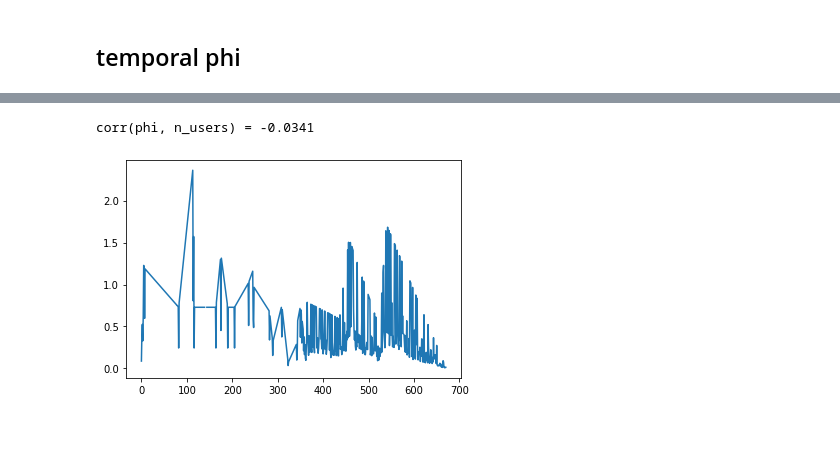
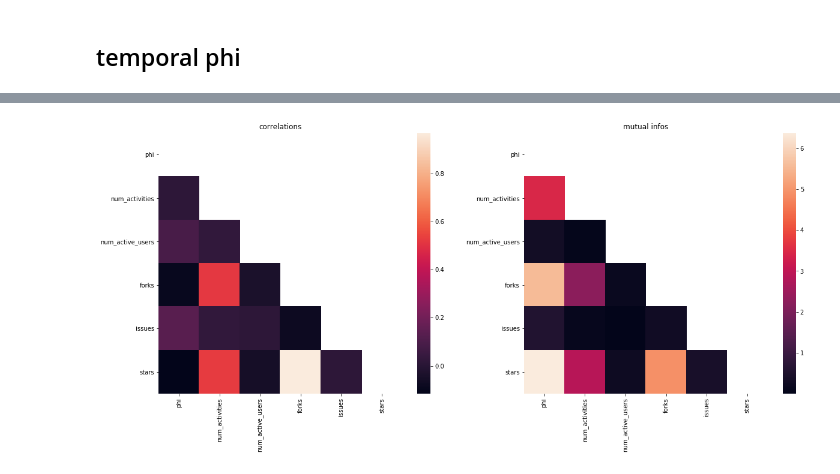
Before and after one commit to s-omranpour/Social-Phi, a Jupyter notebook: examples/main.ipynb, the cells around one changed output, grey strips where cells are left out. Saved outputs shown, nothing was run; the diff lists cells and outputs as text; code cells hidden in the pictures; blank space fills up the shorter version.

```diff
--- a/examples/main.ipynb
+++ b/examples/main.ipynb
@@ -110,11 +135,0 @@ print(datetime.datetime.fromtimestamp(offset))
-# %%
-print(
-    'corr(phi, n_users) = {0:.4f}'.format(np.corrcoef(phis, n_users)[0,1])
-)
-# %% [output]
-corr(phi, n_users) = -0.0341
-# %%
-plt.plot(phis/n_users)
-plt.show()
-# %% [output]
-[figure, removed]
@@ -130,0 +136,26 @@ plt.show()
+# %%
+df = pd.DataFrame(columns=['phi', 'num_activities', 'num_active_users', 'forks', 'issues', 'stars'])
+
+size = max(len(phis), metrics_windowed.shape[1])
+df['phi'] = np.pad(phis, (0, size - len(phis)))
+df['num_activities'] = np.pad(num_act, (0, size - len(num_act)))
+df['num_active_users'] = np.pad(n_users, (0, size - len(n_users)))
+df['forks'] = np.pad(metrics_windowed[0], (0, size - len(metrics_windowed[0])))
+df['issues'] = np.pad(metrics_windowed[1], (0, size - len(metrics_windowed[1])))
+df['stars'] = np.pad(metrics_windowed[2], (0, size - len(metrics_windowed[2])))
+
+mis = np.zeros(shape=(6,6))
+for i in range(6):
+    for j in range(i):
+        mis[i,j] = mutual_info_score(df[df.columns[i]], df[df.columns[j]])
+
+plt.figure(figsize=(20,8))
+plt.subplot(1,2,1)
+plt.title('correlations')
+sns.heatmap(df.corr(), mask=np.triu(np.ones(6)))
+plt.subplot(1,2,2)
+plt.title('mutual infos')
+sns.heatmap(pd.DataFrame(mis, index=df.columns, columns=df.columns), mask=np.triu(np.ones(6)))
+plt.show()
+# %% [output]
+[figure, added]
```
Also changed, not shown: parts of 20 cells of this notebook, 24 other files.
